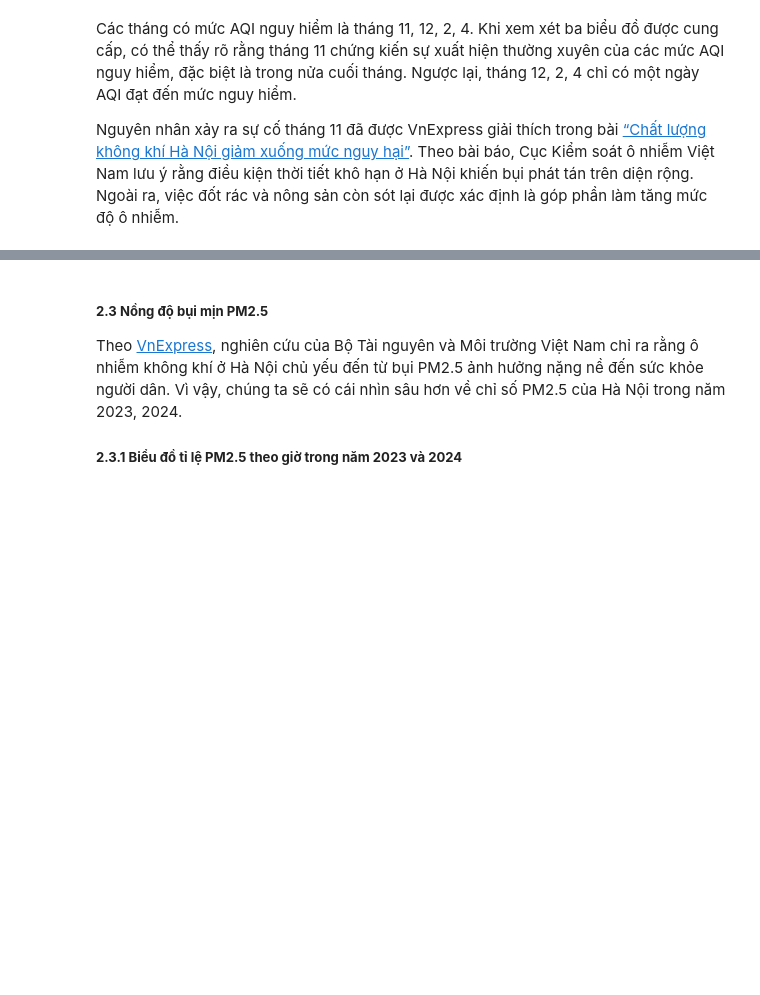
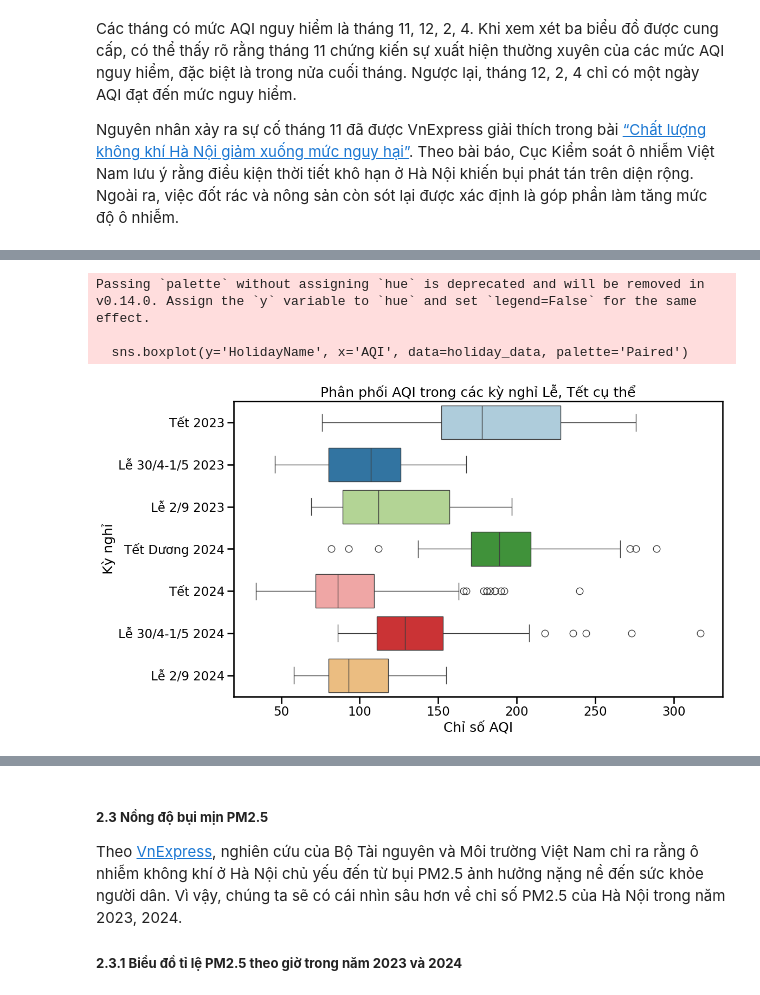
Before and after one commit to HoangHumg1210/Air_Quality-Analysis_HN, a Jupyter notebook: notebooks/Exploratory Data Analysis.ipynb, the cells around one changed output, grey strips where cells are left out. Drawn from its saved outputs; the diff is of its cells as text; code cells hidden in the pictures; blank space fills up the shorter version.

```diff
--- a/notebooks/Exploratory Data Analysis.ipynb
+++ b/notebooks/Exploratory Data Analysis.ipynb
@@ -221,0 +262,14 @@ Nguyên nhân xảy ra sự cố tháng 11 đã được VnExpress giải thích
+# %%
+plt.figure(figsize=(12, 7))
+holiday_data = df[df['IsHoliday'] == True]
+sns.boxplot(y='HolidayName', x='AQI', data=holiday_data, palette='Paired')
+plt.title('Phân phối AQI trong các kỳ nghỉ Lễ, Tết cụ thể')
+plt.xlabel('Chỉ số AQI')
+plt.ylabel('Kỳ nghỉ')
+plt.tight_layout()
+plt.show()
+# %% [output]
+Passing `palette` without assigning `hue` is deprecated and will be removed in v0.14.0. Assign the `y` variable to `hue` and set `legend=False` for the same effect.
+
+  sns.boxplot(y='HolidayName', x='AQI', data=holiday_data, palette='Paired')
+[figure, added]
```
Also changed, not shown: parts of 11 cells of this notebook.
